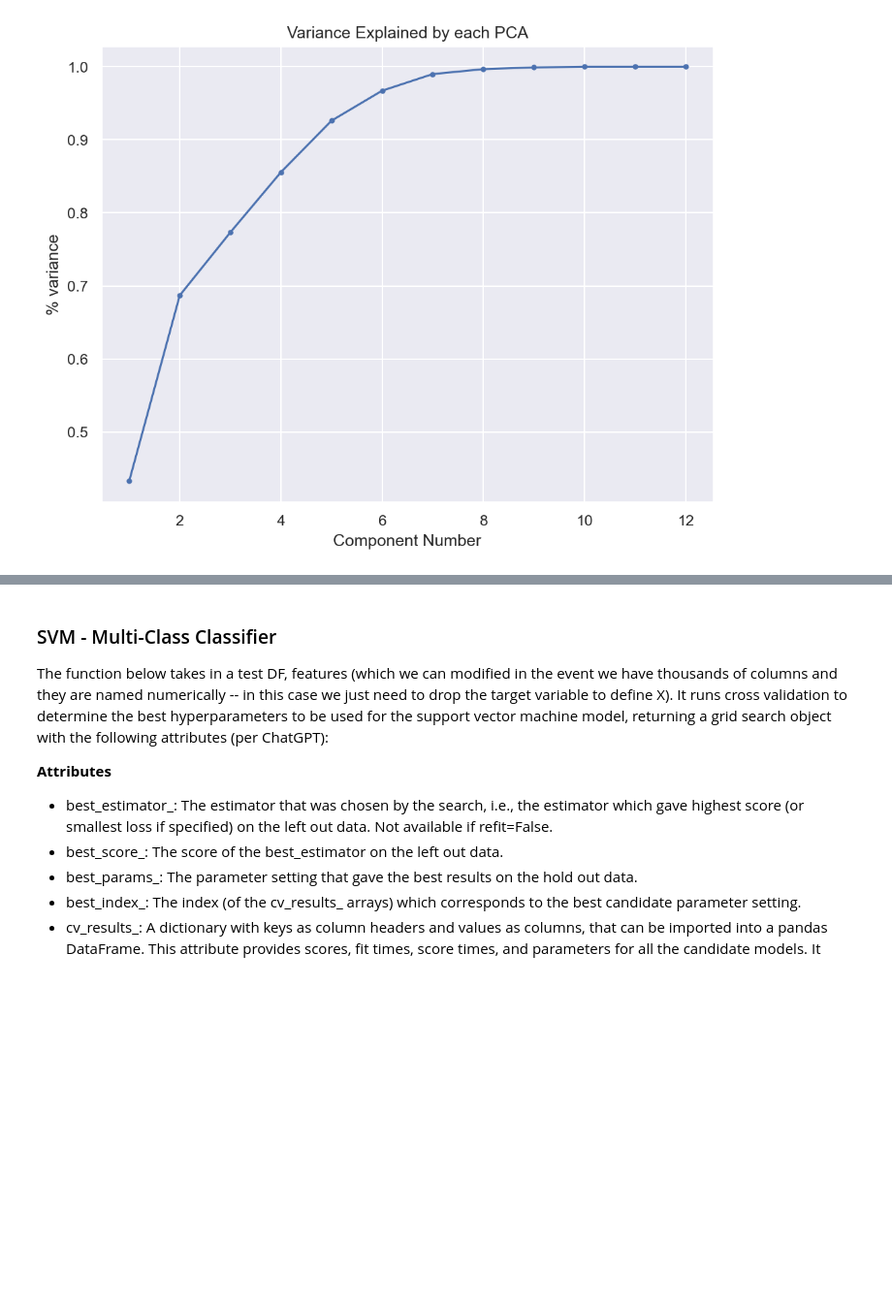
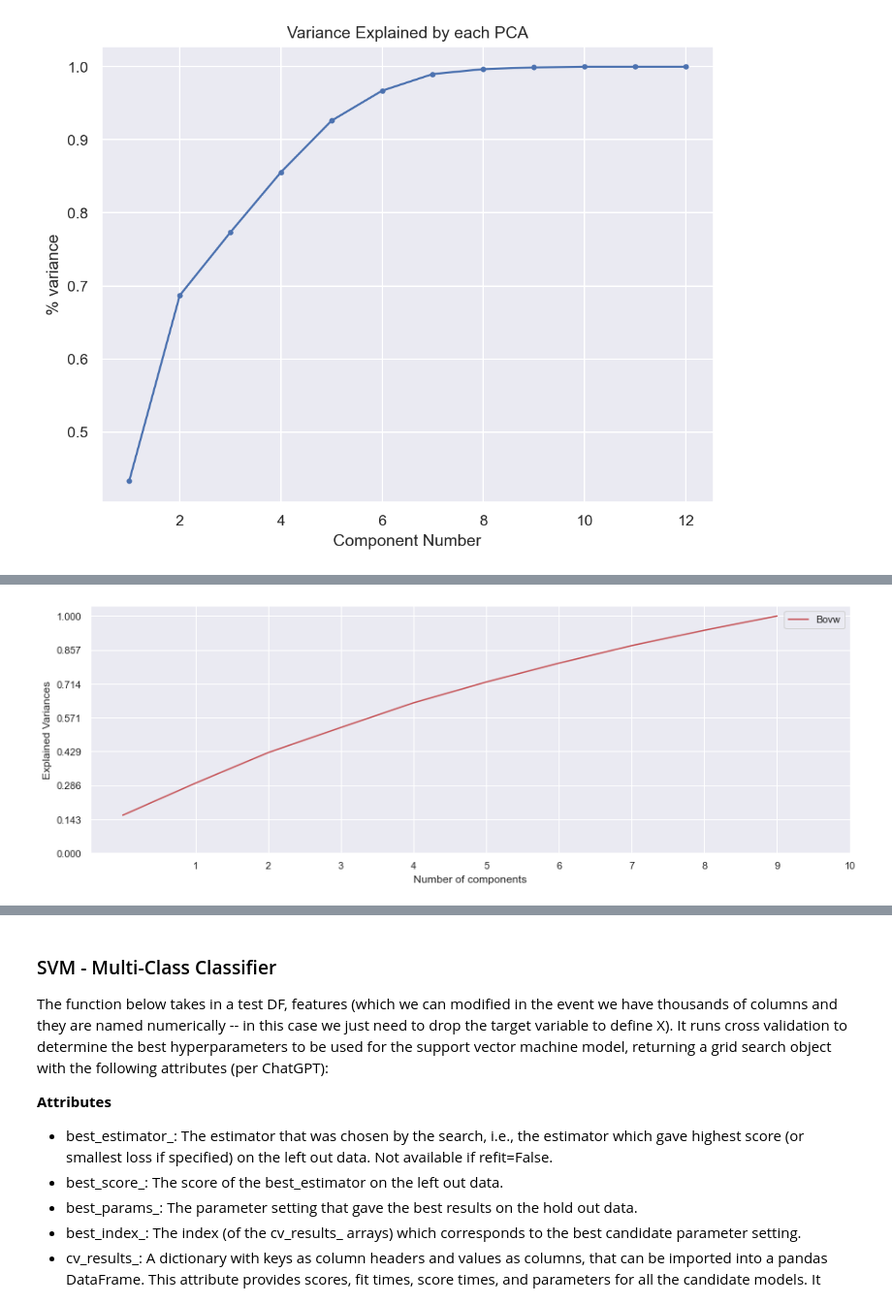
Before and after one commit to elliswmartin/fabric, a Jupyter notebook: pipeline.ipynb, the cells around one changed output, grey strips where cells are left out. Shown: that part at 97% size. Drawn from its saved outputs; the diff is of its cells as text; code cells hidden in the pictures; blank space fills up the shorter version.

```diff
--- a/pipeline.ipynb
+++ b/pipeline.ipynb
@@ -485,0 +600,8 @@ plt.show()
+# %%
+#BoVW features
+bovw_features_list = []
+for image_array in in_imgs[:200]:
+    bovw_feature = extract_bovw_features(image_array, n_clusters=10,scalar=False)
+    bovw_features_list.append(bovw_feature)
+bovw_features = np.vstack(bovw_features_list)
+print(bovw_features.shape)
@@ -485,0 +649,4 @@ plt.show()
+# %%
+x_bovw = plot_PCA([bovw_features], ['Bovw'], ['r-'], n_components=10)
+# %% [output]
+[figure, added]
```
Also changed, not shown: parts of 21 cells of this notebook.
